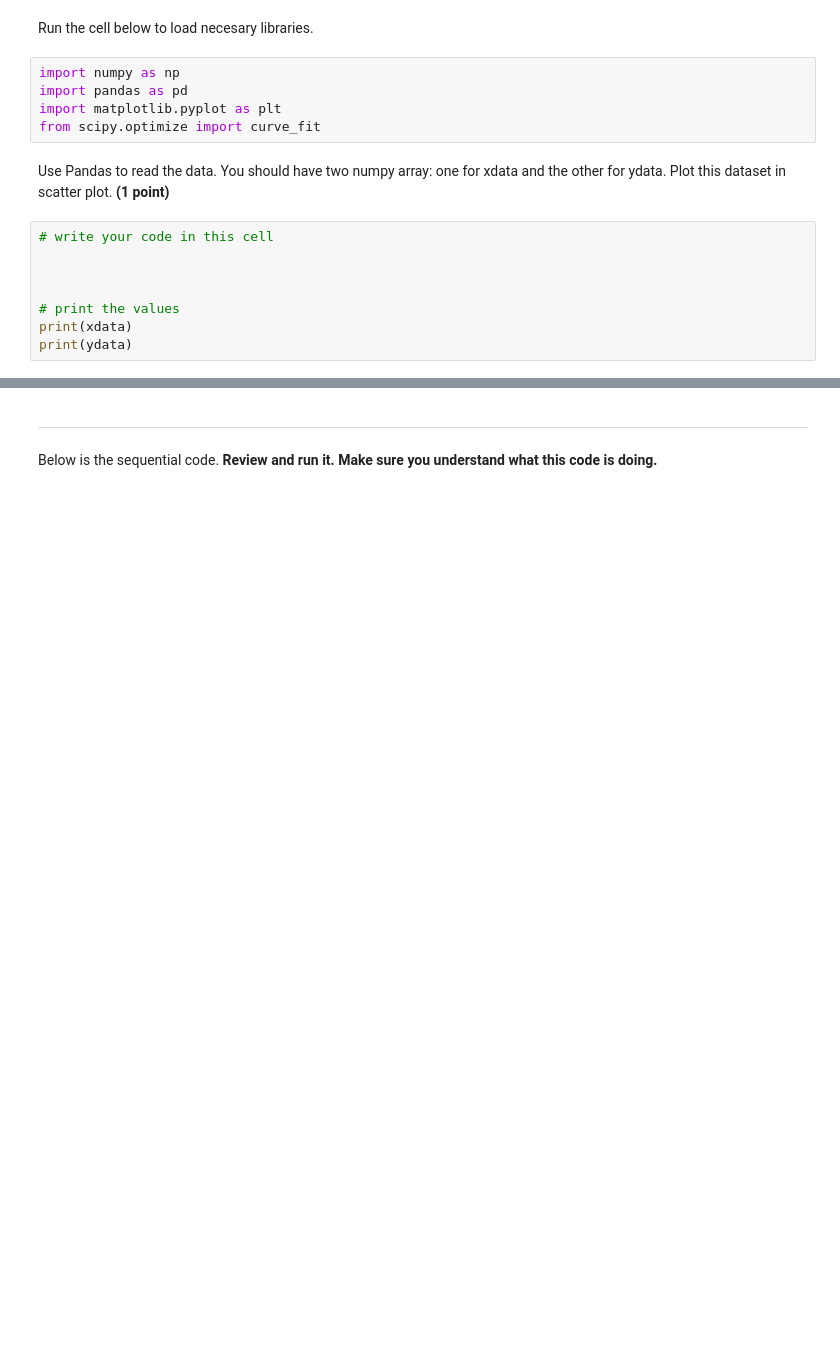
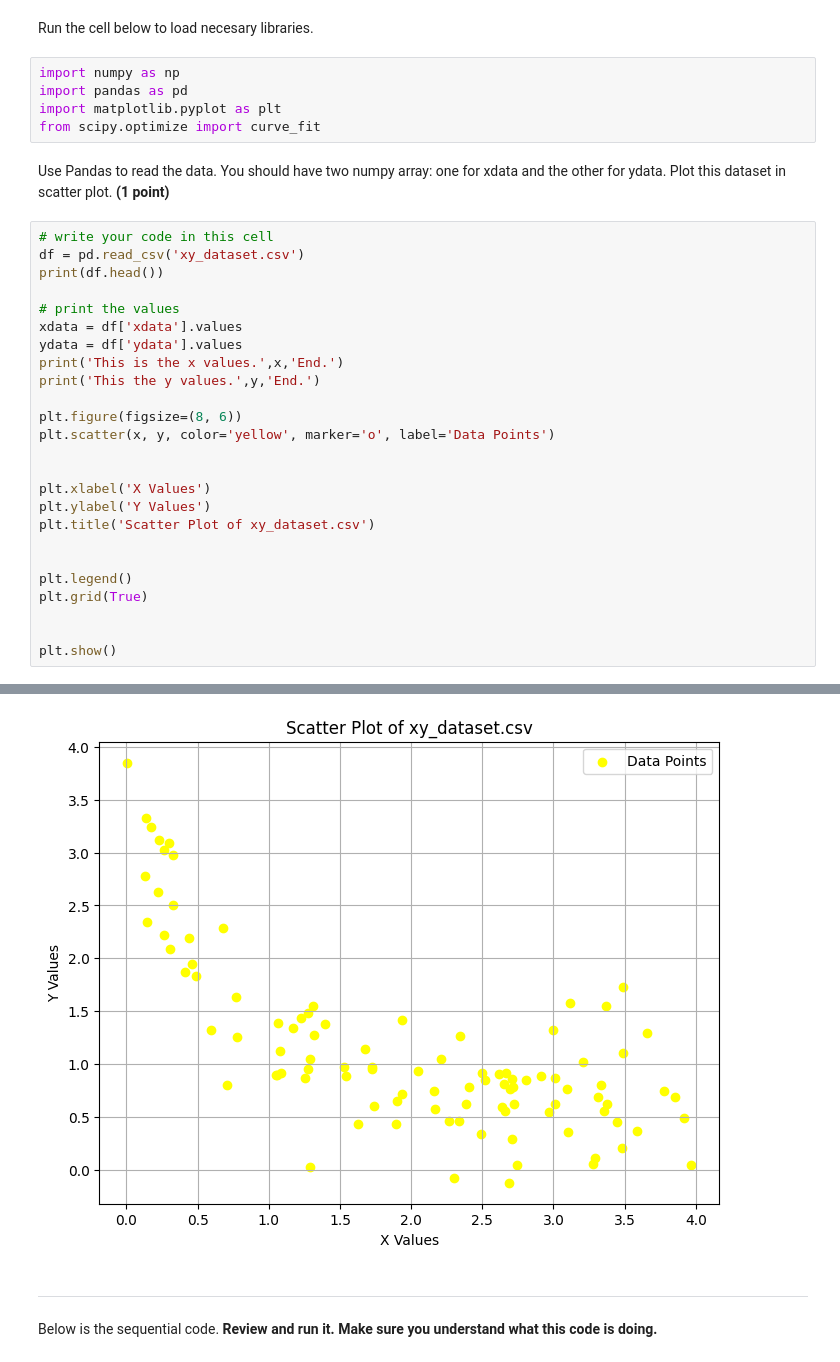
Before and after one commit to jared-evans14/cmse202-s25-turnin, a Jupyter notebook: hw-01/HW-01JaredEvans.ipynb, the cells around one changed output, grey strips where cells are left out. Drawn from its saved outputs; the diff is of its cells as text; blank space fills up the shorter version.

Commit message:
Final submission of hw-01 with fitted models and plots

```diff
--- a/hw-01/HW-01JaredEvans.ipynb
+++ b/hw-01/HW-01JaredEvans.ipynb
@@ -537,11 +538,29 @@ import matplotlib.pyplot as plt
 from scipy.optimize import curve_fit
 # %% [markdown]
 Use Pandas to read the data. You should have two numpy array: one for xdata and the other for ydata. Plot this dataset in scatter plot. **(1 point)**
-# %%
-# write your code in this cell
-
-
-
-# print the values
-print(xdata)
-print(ydata)
+# %%
+# write your code in this cell
+df = pd.read_csv('xy_dataset.csv')
+print(df.head())
+
+# print the values
+xdata = df['xdata'].values
+ydata = df['ydata'].values
+print('This is the x values.',x,'End.')
+print('This the y values.',y,'End.')
+
+plt.figure(figsize=(8, 6))
+plt.scatter(x, y, color='yellow', marker='o', label='Data Points')
+
+
+plt.xlabel('X Values')
+plt.ylabel('Y Values')
+plt.title('Scatter Plot of xy_dataset.csv')
+
+
+plt.legend()
+plt.grid(True)
+
+
+plt.show()
+# %% [output]
@@ -548,3 +584,4 @@ print(ydata)
+[figure, added]
 # %% [markdown]
 ---
 Below is the sequential code. **Review and run it. Make sure you understand what this code is doing.**
```
Also changed, not shown: parts of 18 cells of this notebook, 2 other files.
